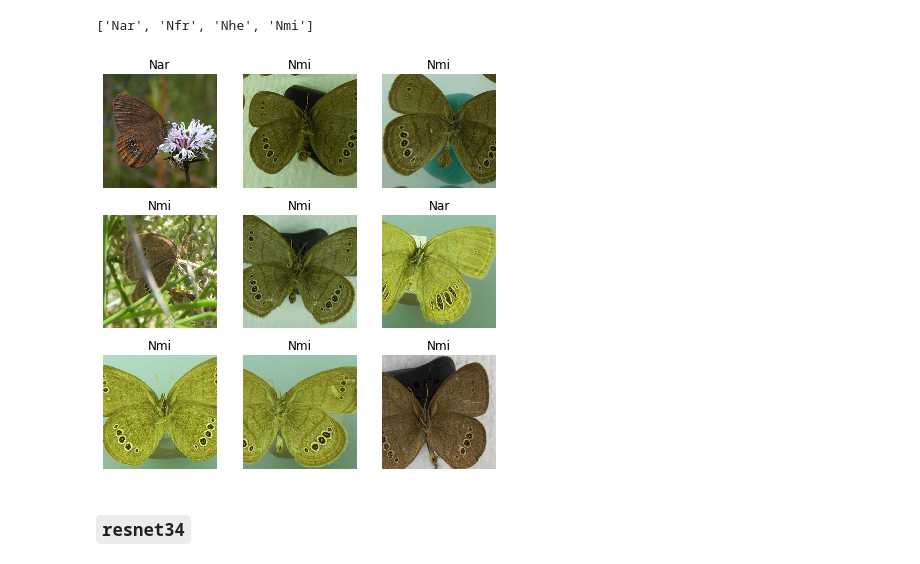
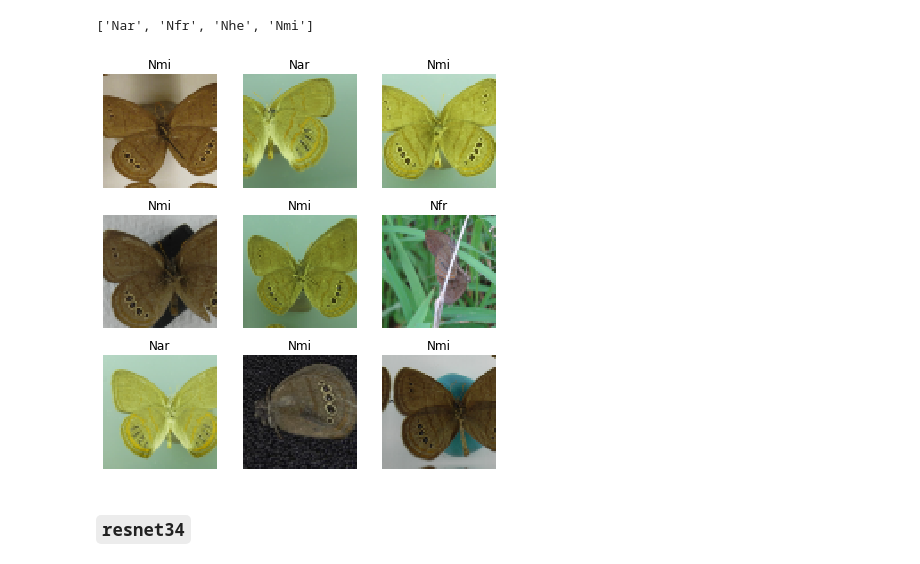
Before and after one commit to butterflyology/Neonympha_geomorph, a Jupyter notebook: code/google_images.ipynb, the cells around one changed output. Drawn from its saved outputs; the diff is of its cells as text; code cells hidden in the pictures.

```diff
--- a/code/google_images.ipynb
+++ b/code/google_images.ipynb
@@ -84,0 +67,4 @@ Test: None
+# %%
+gimage_data_64 = ImageDataBunch.from_folder(path = gimage_path, train = ".",
+                                         valid_pct = 0.2, ds_tfms = get_transforms(),
+                                        size = 64, num_workers = 4, bs = 64).normalize(imagenet_stats)
@@ -87,9 +93,9 @@ print(gimage_data.classes)
 # %% [output]
 ['Nar', 'Nfr', 'Nhe', 'Nmi']
 # %%
-gimage_data.show_batch(rows = 3, figsize = (6, 6))
+gimage_data_64.show_batch(rows = 3, figsize = (6, 6))
 # %% [output]
-[figure, old version]
+[figure, new version]
 # %% [markdown]
 ### `resnet34`
 # %%
```
Also changed, not shown: parts of 12 cells of this notebook, 2 other files.
